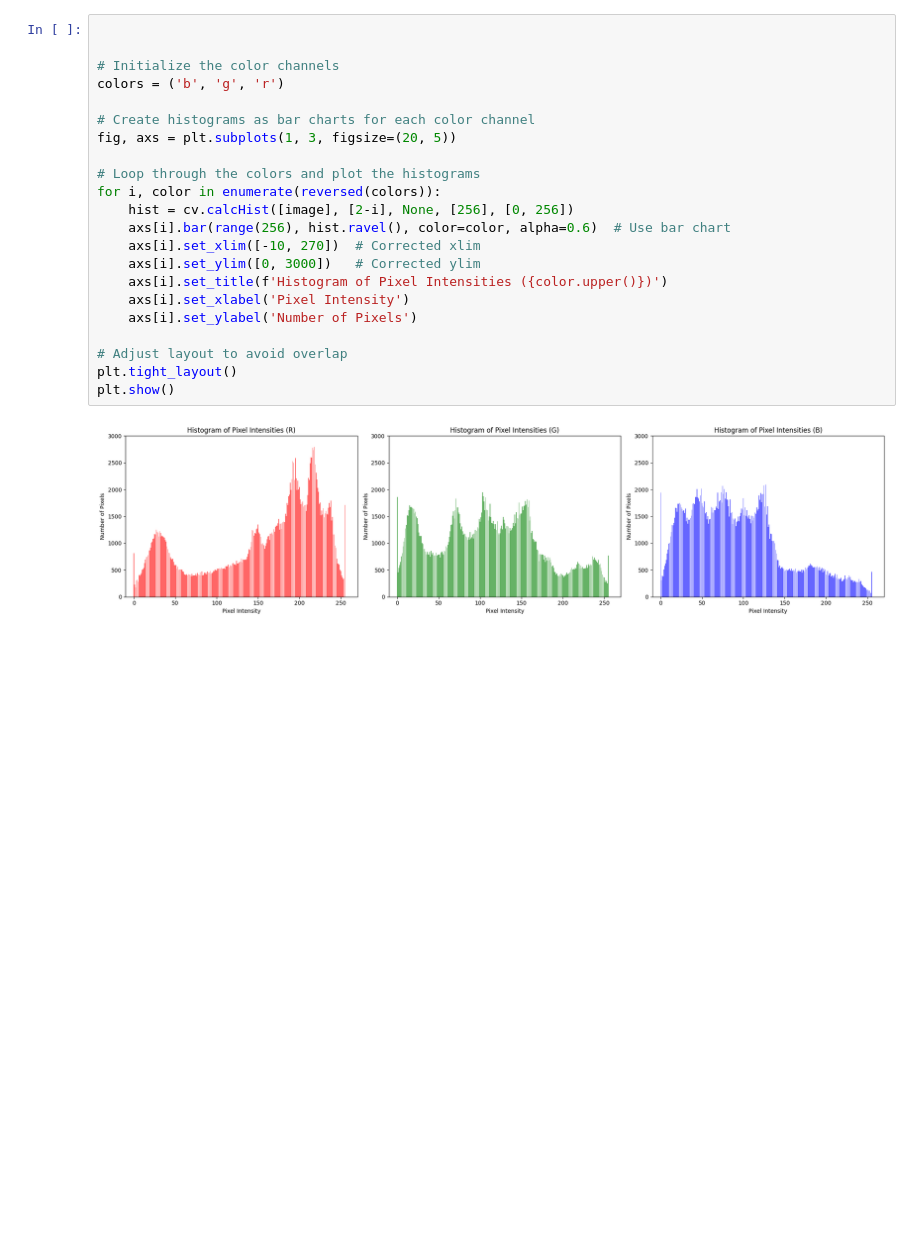
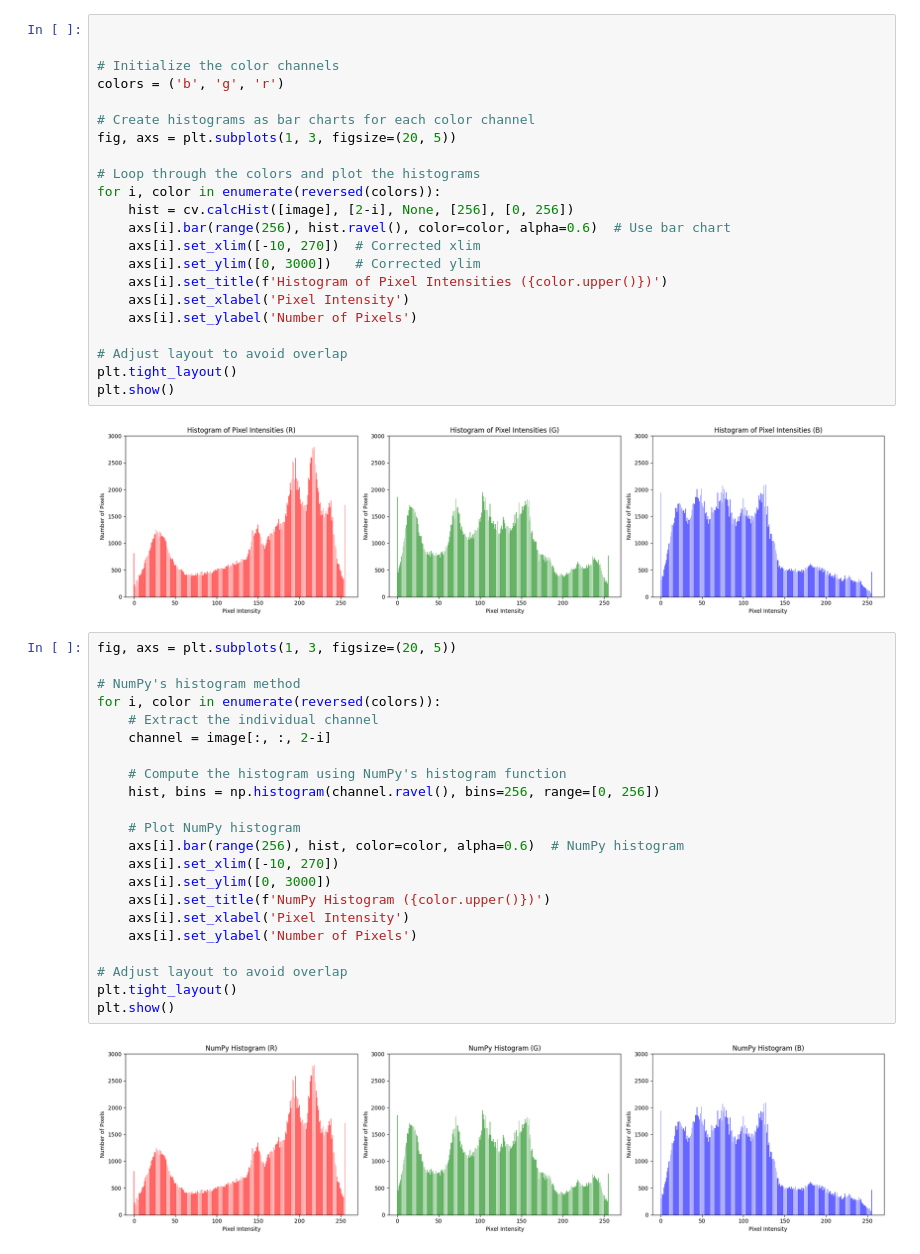
Before and after one commit to Andreagazy/PCVK-2024, a Jupyter notebook: Week6.ipynb, the cells around one changed output. Drawn from its saved outputs; the diff is of its cells as text; blank space fills up the shorter version.

```diff
--- a/Week6.ipynb
+++ b/Week6.ipynb
@@ -43,3 +43,27 @@ plt.tight_layout()
 plt.show()
 # %% [output]
 [figure]
+# %%
+fig, axs = plt.subplots(1, 3, figsize=(20, 5))
+
+# NumPy's histogram method
+for i, color in enumerate(reversed(colors)):
+    # Extract the individual channel
+    channel = image[:, :, 2-i]
+
+    # Compute the histogram using NumPy's histogram function
+    hist, bins = np.histogram(channel.ravel(), bins=256, range=[0, 256])
+
+    # Plot NumPy histogram
+    axs[i].bar(range(256), hist, color=color, alpha=0.6)  # NumPy histogram
+    axs[i].set_xlim([-10, 270])
+    axs[i].set_ylim([0, 3000])
+    axs[i].set_title(f'NumPy Histogram ({color.upper()})')
+    axs[i].set_xlabel('Pixel Intensity')
+    axs[i].set_ylabel('Number of Pixels')
+
+# Adjust layout to avoid overlap
+plt.tight_layout()
+plt.show()
+# %% [output]
+[figure, added]
```
Also changed, not shown: parts of 1 cell of this notebook.
